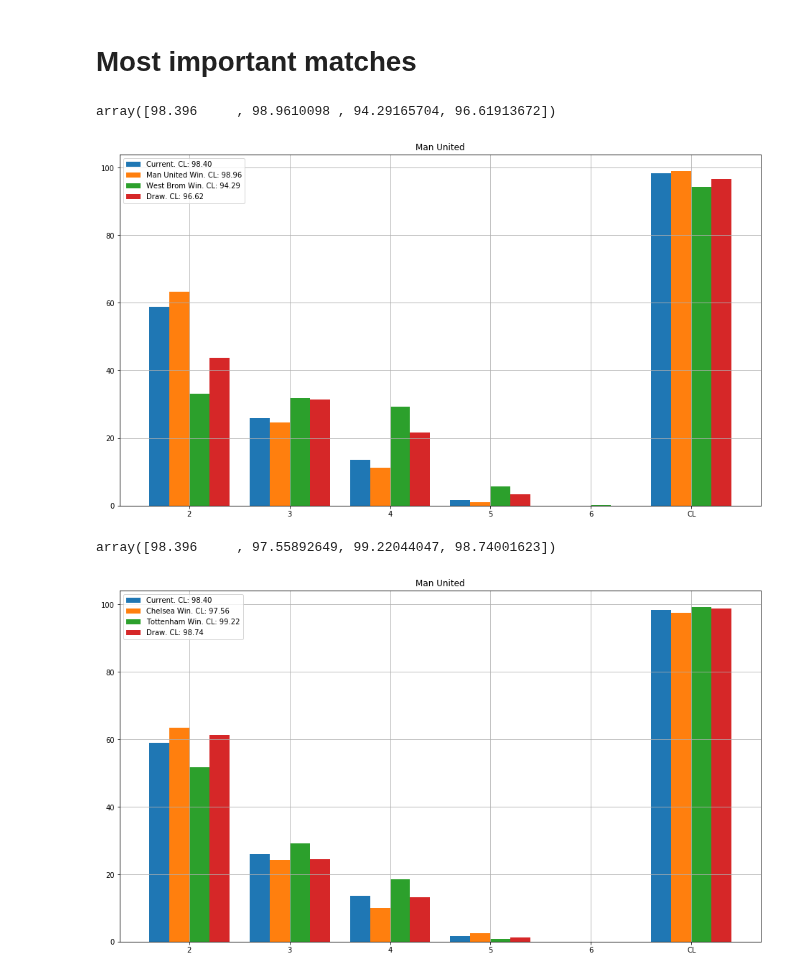
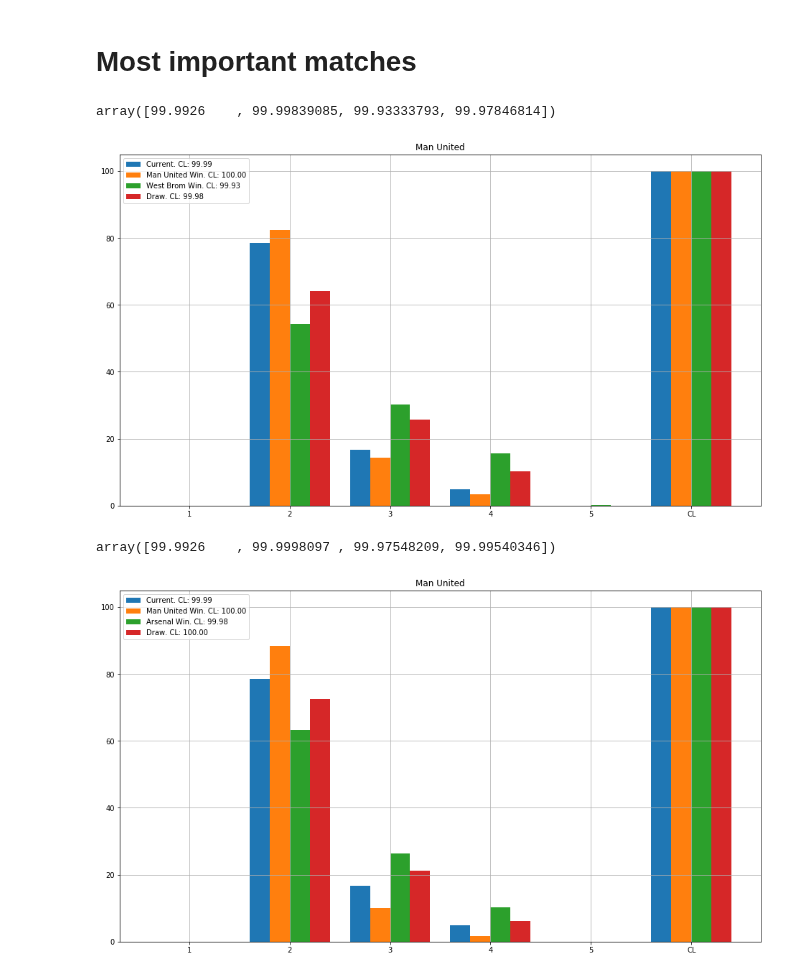
Before and after one commit to tchnvkng/python_notebooks, a Jupyter notebook: premier_league/pl2.ipynb, the cells around one changed output. Drawn from its saved outputs; the diff is of its cells as text; code cells hidden in the pictures.

Commit message:
updated data

```diff
--- a/premier_league/pl2.ipynb
+++ b/premier_league/pl2.ipynb
@@ -135,9 +105,0 @@ simulation not yet processed, processing
-# %%
-country='NL'
-home_advantage=np.array(calibrator.teams['Home'+country].means())-np.array(calibrator.teams['Away'+country].means())
-print(home_advantage)
-Teams[country]={x:teams[x] for x in teams if teams[x].country==country}
-League[country]=Season(Teams[country],home_advantage=home_advantage,nr_cl=2)
-League[country].process_current_results(all_data[country])
-League[country].simulate_season(n_scenarios=100000)
-League[country].season_report()
@@ -164,9 +105,0 @@ simulation not yet processed, processing
-# %%
-country='ES'
-home_advantage=np.array(calibrator.teams['Home'+country].means())-np.array(calibrator.teams['Away'+country].means())
-print(home_advantage)
-Teams[country]={x:teams[x] for x in teams if teams[x].country==country}
-League[country]=Season(Teams[country],home_advantage=home_advantage)
-League[country].process_current_results(all_data[country])
-League[country].simulate_season(n_scenarios=100000)
-League[country].season_report()
@@ -193,9 +105,0 @@ simulation not yet processed, processing
-# %%
-country='DE'
-home_advantage=np.array(calibrator.teams['Home'+country].means())-np.array(calibrator.teams['Away'+country].means())
-print(home_advantage)
-Teams[country]={x:teams[x] for x in teams if teams[x].country==country}
-League[country]=Season(Teams[country],home_advantage=home_advantage)
-League[country].process_current_results(all_data[country])
-League[country].simulate_season(n_scenarios=100000)
-League[country].season_report()
@@ -222,9 +105,0 @@ simulation not yet processed, processing
-# %%
-country='FR'
-home_advantage=np.array(calibrator.teams['Home'+country].means())-np.array(calibrator.teams['Away'+country].means())
-print(home_advantage)
-Teams[country]={x:teams[x] for x in teams if teams[x].country==country}
-League[country]=Season(Teams[country],home_advantage=home_advantage,nr_cl=3)
-League[country].process_current_results(all_data[country])
-League[country].simulate_season(n_scenarios=100000)
-League[country].season_report()
@@ -263,21 +118,22 @@ ref_team='Man United'
 matches=[]
 for x in PremierLeague.matches_to_sim:
     matches.append(x)
-    pcl=PremierLeague.what_if(x,ref_team=ref_team,show_plot=False,place=4,or_better=True)
+    pcl=PremierLeague.what_if(x,ref_team=ref_team,show_plot=False,place=2,or_better=True)
     #imp.append(pcl.max()/pcl.min())
     imp.append(pcl.std())
+    #imp.append(1/pcl.min())
 imp=np.array(imp)
 matches=np.array(matches)
 the_match=matches[imp.argmax()]
 PremierLeague.what_if(the_match,ref_team=ref_team)
 # %% [output]
-array([98.396     , 98.9610098 , 94.29165704, 96.61913672])
+array([99.9926    , 99.99839085, 99.93333793, 99.97846814])
-[figure, old version]
+[figure, new version]
 # %%
-PremierLeague.what_if('Chelsea v Tottenham',ref_team=ref_team)
+PremierLeague.what_if('Man United v Arsenal',ref_team='Man United')
 # %% [output]
-array([98.396     , 97.55892649, 99.22044047, 98.74001623])
+array([99.9926    , 99.9998097 , 99.97548209, 99.99540346])
-[figure, old version]
+[figure, new version]
 # %%
 i_sort=(-imp).argsort()
 matches=matches[i_sort]
```
Also changed, not shown: parts of 13 cells of this notebook.
